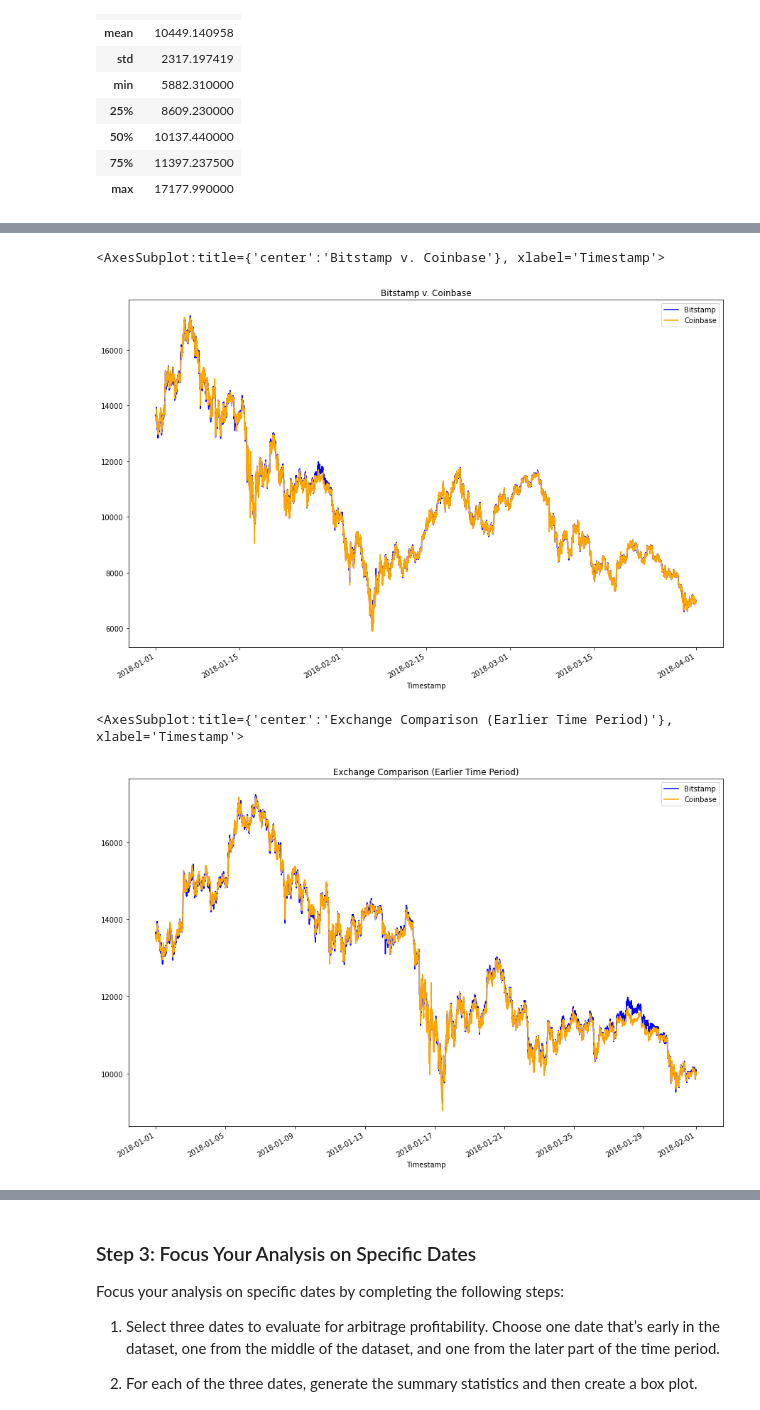
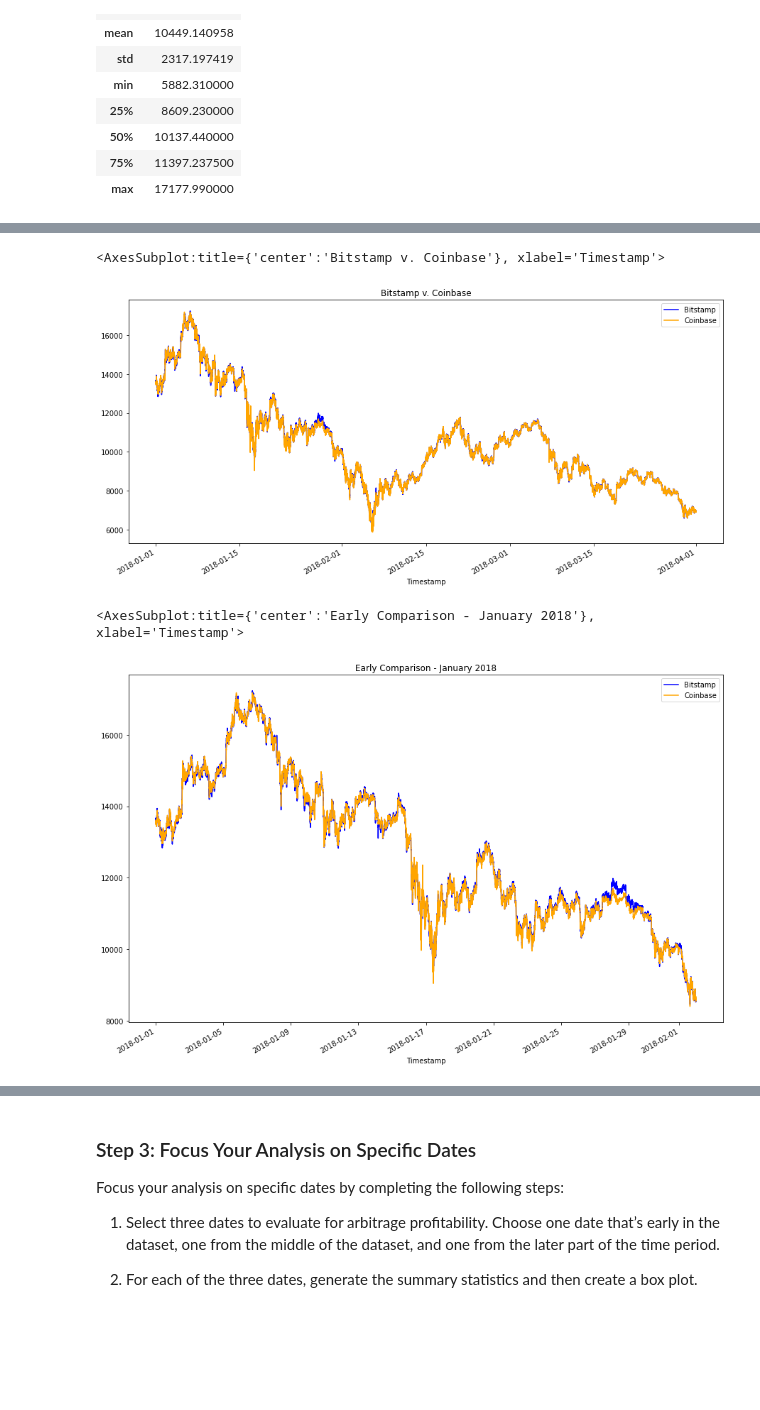
Before and after one commit to MagdaSvim/crypto_arbitrage, a Jupyter notebook: crypto_arbitrage.ipynb, the cells around one changed output, grey strips where cells are left out. Saved outputs shown, nothing was run; the diff lists cells and outputs as text; code cells hidden in the pictures; blank space fills up the shorter version.

```diff
--- a/crypto_arbitrage.ipynb
+++ b/crypto_arbitrage.ipynb
@@ -209,8 +209,8 @@ Select the data you want to analyze. Use `loc` or `iloc` to select the following
 * Close
 # %%
 # Use loc or iloc to select `Timestamp (the index)` and `Close` from bitstamp DataFrame
-bitstamp_sliced = # YOUR CODE HERE
+bitstamp_sliced = bitstamp.loc[:,'Close':'Close']
 
 # Review the first five rows of the DataFrame
-# YOUR CODE HERE
+bitstamp_sliced.head()
 # %% [output]
@@ -218,9 +224,9 @@ SyntaxError: invalid syntax (Temp/ipykernel_10448/3400854444.py, line 2)
 # %%
 # Use loc or iloc to select `Timestamp (the index)` and `Close` from coinbase DataFrame
-coinbase_sliced = # YOUR CODE HERE
+coinbase_sliced = coinbase.loc[:,'Close':'Close']
 
 # Review the first five rows of the DataFrame
-# YOUR CODE HERE
+coinbase_sliced.head()
 # %% [output]
 |  | Close |
 | Timestamp |  |
@@ -284,19 +290,21 @@ Sort through the time series data associated with the bitstamp and coinbase Data
 # %%
 # Overlay the visualizations for the bitstamp and coinbase DataFrames in one plot
 # The plot should visualize the prices over the full lenth of the dataset
 # Be sure to include the parameters: legend, figure size, title, and color and label
-# YOUR CODE HERE
+bitstamp_sliced['Close'].plot(legend=True, figsize=(15,7), title="Bitstamp v. Coinbase", color="blue", label="Bitstamp")
+coinbase_sliced['Close'].plot(legend=True, figsize=(15,7), color="orange", label="Coinbase")
 # %% [output]
 <AxesSubplot:title={'center':'Bitstamp v. Coinbase'}, xlabel='Timestamp'>
-[figure, old version]
+[figure, new version]
 # %%
 # Using the loc and plot functions, create an overlay plot that visualizes
 # the price action of both DataFrames for a one month period early in the dataset
 # Be sure to include the parameters: legend, figure size, title, and color and label
-# YOUR CODE HERE
+bitstamp_sliced['Close'].loc['2018-01-01':'2018-02-01'].plot(legend=True, figsize=(15,10), title="Early Comparison - January 2018", color="blue", label="Bitstamp")
+coinbase_sliced['Close'].loc['2018-01-01':'2018-02-01'].plot(legend=True, figsize=(15,10), color="orange", label="Coinbase")
 # %% [output]
-<AxesSubplot:title={'center':'Exchange Comparison (Earlier Time Period)'}, xlabel='Timestamp'>
+<AxesSubplot:title={'center':'Early Comparison - January 2018'}, xlabel='Timestamp'>
-[figure, old version]
+[figure, new version]
 # %%
 # Using the loc and plot functions, create an overlay plot that visualizes
 # the price action of both DataFrames for a one month period later in the dataset
```
Also changed, not shown: parts of 17 cells of this notebook.
